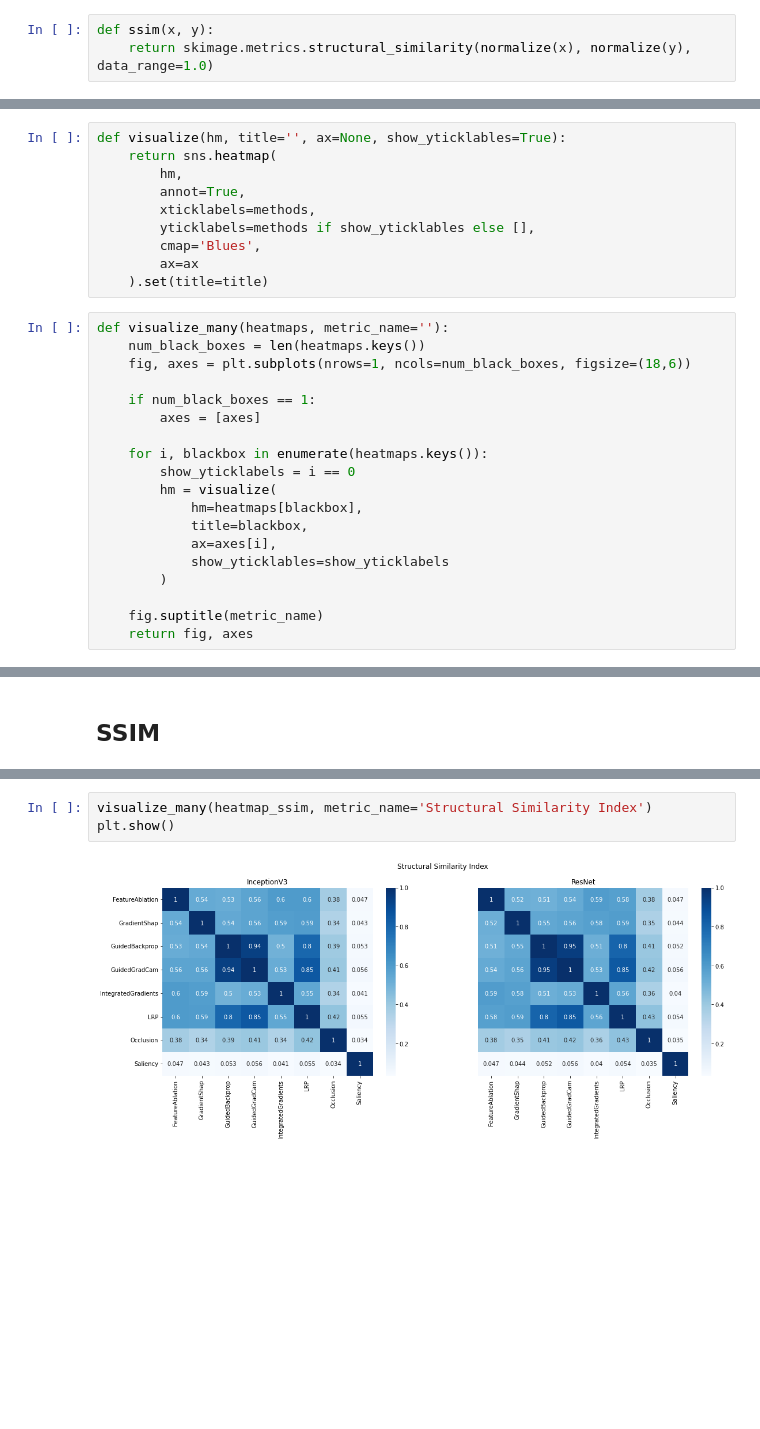
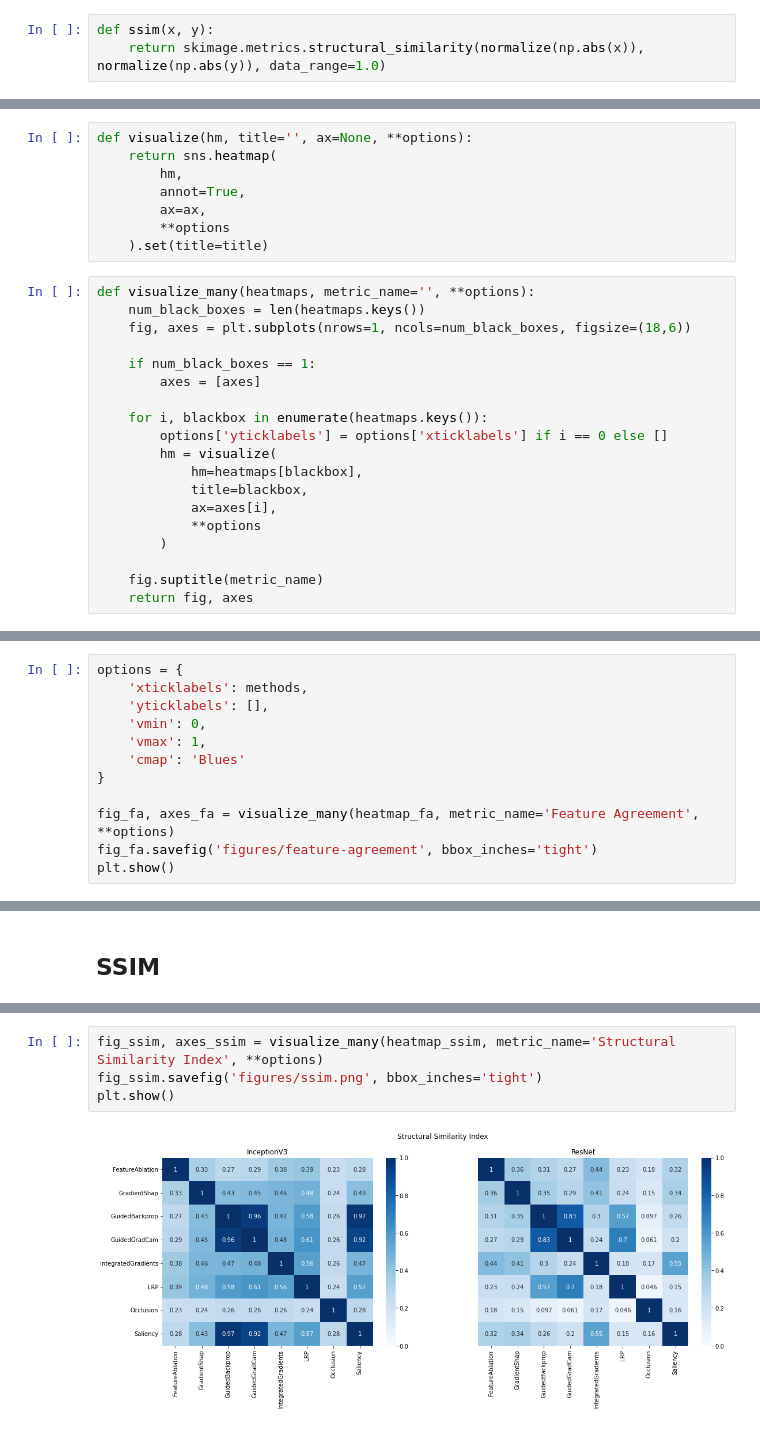
Before and after one commit to mdnam2410/thesis, a Jupyter notebook: visualization.ipynb, the cells around one changed output, grey strips where cells are left out. Cells and saved outputs as stored; diff of their text form; blank space fills up the shorter version.

Commit message:
feat: Improve visualization

```diff
--- a/visualization.ipynb
+++ b/visualization.ipynb
@@ -66,4 +67,4 @@ def rank_correlation(x, y):
 ## Structural Similarity Index
 # %%
 def ssim(x, y):
-    return skimage.metrics.structural_similarity(normalize(x), normalize(y), data_range=1.0)
+    return skimage.metrics.structural_similarity(normalize(np.abs(x)), normalize(np.abs(y)), data_range=1.0)
@@ -112,17 +116,15 @@ def compute_heatmaps(explanations, methods, metric, **options):
         result[k] = compute_heatmap(methods, v, metric, **options)
     return result
 # %%
-def visualize(hm, title='', ax=None, show_yticklables=True):
+def visualize(hm, title='', ax=None, **options):
     return sns.heatmap(
         hm,
         annot=True,
-        xticklabels=methods,
-        yticklabels=methods if show_yticklables else [],
-        cmap='Blues',
-        ax=ax
+        ax=ax,
+        **options
     ).set(title=title)
 # %%
-def visualize_many(heatmaps, metric_name=''):
+def visualize_many(heatmaps, metric_name='', **options):
     num_black_boxes = len(heatmaps.keys())
     fig, axes = plt.subplots(nrows=1, ncols=num_black_boxes, figsize=(18,6))
 
@@ -130,12 +132,12 @@ def visualize_many(heatmaps, metric_name=''):
         axes = [axes]
 
     for i, blackbox in enumerate(heatmaps.keys()):
-        show_yticklabels = i == 0
+        options['yticklabels'] = options['xticklabels'] if i == 0 else []
         hm = visualize(
             hm=heatmaps[blackbox],
             title=blackbox,
             ax=axes[i],
-            show_yticklables=show_yticklabels
+            **options
         )
 
     fig.suptitle(metric_name)
@@ -155,0 +161,12 @@ plt.show()
+# %%
+options = {
+    'xticklabels': methods,
+    'yticklabels': [],
+    'vmin': 0,
+    'vmax': 1,
+    'cmap': 'Blues'
+}
+
+fig_fa, axes_fa = visualize_many(heatmap_fa, metric_name='Feature Agreement', **options)
+fig_fa.savefig('figures/feature-agreement', bbox_inches='tight')
+plt.show()
@@ -181,5 +201,6 @@ Wall time: 908 ms
 # %%
-visualize_many(heatmap_ssim, metric_name='Structural Similarity Index')
+fig_ssim, axes_ssim = visualize_many(heatmap_ssim, metric_name='Structural Similarity Index', **options)
+fig_ssim.savefig('figures/ssim.png', bbox_inches='tight')
 plt.show()
 # %% [output]
-[figure, old version]
+[figure, new version]
```
Also changed, not shown: parts of 14 cells of this notebook, 20 other files.
